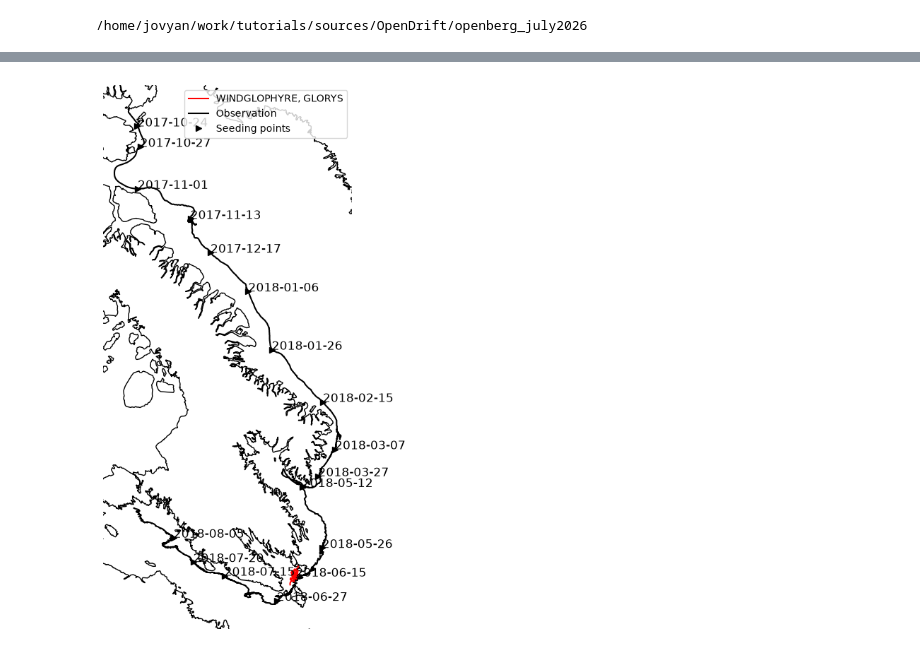
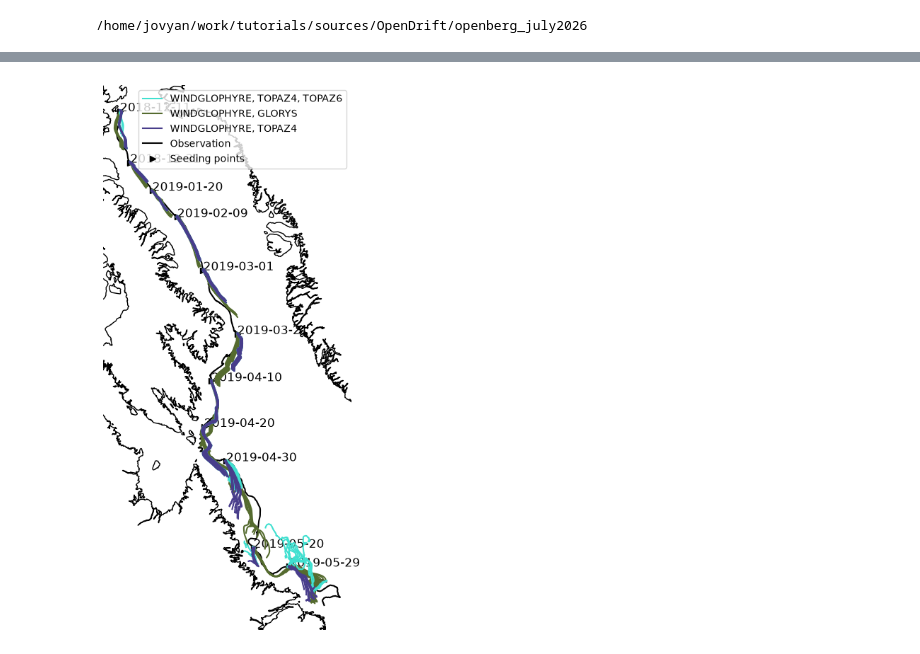
Before and after one commit to lia-f-h/openberg_july2026, a Jupyter notebook: scripts/analysis1.ipynb, the cells around one changed output, grey strips where cells are left out. Cells and saved outputs as stored; diff of their text form; code cells hidden in the pictures.

```diff
--- a/scripts/analysis1.ipynb
+++ b/scripts/analysis1.ipynb
@@ -17,12 +17,12 @@ from src.utils import *
 from openberg_july2026.src2.utils2 import *
 from openberg_july2026.src2.utils3 import *
 # %%
-ib = 'iceberg2017b'
+ib = 'iceberg2018b'
 # %%
 #read sim
-file_contain_all = [ib,'12_prof',]
+file_contain_all = [ib,]
 file_contain_any = ['_']
-file_notcontain = ['test',]#'test','wa','next','glorys']#['topaz4','glorys','slope','era5','almost','stokes',]
+file_notcontain = ['test','idx']#'test','wa','next','glorys']#['topaz4','glorys','slope','era5','almost','stokes',]
 file_l = glob.glob("./results/*.nc")#['./results/juliette_topaz6_topaz4_windglophynrt.nc',]
 file_l = [f for f in file_l if all(ff in f for ff in file_contain_all)] #filtering for required keywords
 file_l = [f for f in file_l if any(ff in f for ff in file_contain_any)] #filtering for required keywords
@@ -50,9 +63,9 @@ for f in legenddict:
     ll = []
     for l in legenddict_full:
         if l.lower() in f: ll = ll+[l]
-    legenddict[f]={'col':legenddict_full[ll[-1]]['col'], 'alpha':1, 'kw':', '.join(ll),
+    legenddict[f]={'col':legenddict_full[ll[-1]]['col'], 'alpha':1, 'kw':', '.join(ll),'zo':legenddict_full[ll[-1]]['zo'],
                  # 'traj':np.arange(obs.time.size*11)
                   }
-
+#manual adaptions
 legenddict
 # %% [output]
@@ -62,6 +84,6 @@ legenddict
 # %%
 #very simple plot of simulations
-ib = 'iceberg2017b'
+# ib = 'iceberg2018b'
 apn = None
 
 #read obs
@@ -80,32 +102,33 @@ ax.plot(obs['lon'],obs['lat'],transform=trans,color='k',label='Observation')
 # for d in range(obs_3day['time'].size):
 for d in range(obs['time'].isel(time=(obs.seed_idx==1)).size):
 #     if d not in [1,2,3,4,5,12,15,16,17,18,19]:
         ax.text(obs['lon'].isel(time=(obs.seed_idx==1))[d],obs['lat'].isel(time=(obs.seed_idx==1))[d],obs['time'].isel(time=(obs.seed_idx==1))[d].values.astype('datetime64[D]').astype(str),transform=trans,color='k',fontsize=12)
 
 # plot sim
-for inputdataidx, inputdata in enumerate(file_l[:]):
+for inputdataidx, inputdata in enumerate(file_l[::-1]):
     sim = xr.open_dataset(inputdata)
     inputdata = inputdata.split('/')[-1][:-3]
     if apn!=None: sim = sim.sel(time=dict_analysis_period[ib][apn])
     if ib in dict_traj:
         if inputdata in dict_traj[ib]: sim = sim.sel(trajectory=dict_traj[ib][inputdata])
     for traj in sim.trajectory:
         ax.plot(sim.lon.sel(trajectory=traj).dropna(dim="time"),sim.lat.sel(trajectory=traj).dropna(dim="time"),
                 color=legenddict[inputdata]['col'] if 'prof' not in inputdata else 'red',
                 label=(legenddict[inputdata]['kw'] if traj==sim.trajectory[0] else '') if 'mainrun' not in inputdata else '',
+                zorder=legenddict[inputdata]['zo'],
             transform=trans)
 
 
 #legend
 h, l = ax.get_legend_handles_labels()
 by_label = dict(zip(l, h))
 ax.legend(handles=list(by_label.values())[::-1],
          labels=list(by_label.keys())[::-1],
           loc='best')
 # plt.legend()
 plt.axis('off')
 # note = ''
 # fig.savefig('./results/%s_map_%s.png'%(iceberg_id,note),dpi=200,transparent=True,bbox_inches='tight')
 plt.show()
 # %% [output]
-[figure, old version]
+[figure, new version]
```
Also changed, not shown: parts of 6 cells of this notebook, 45 other files.
